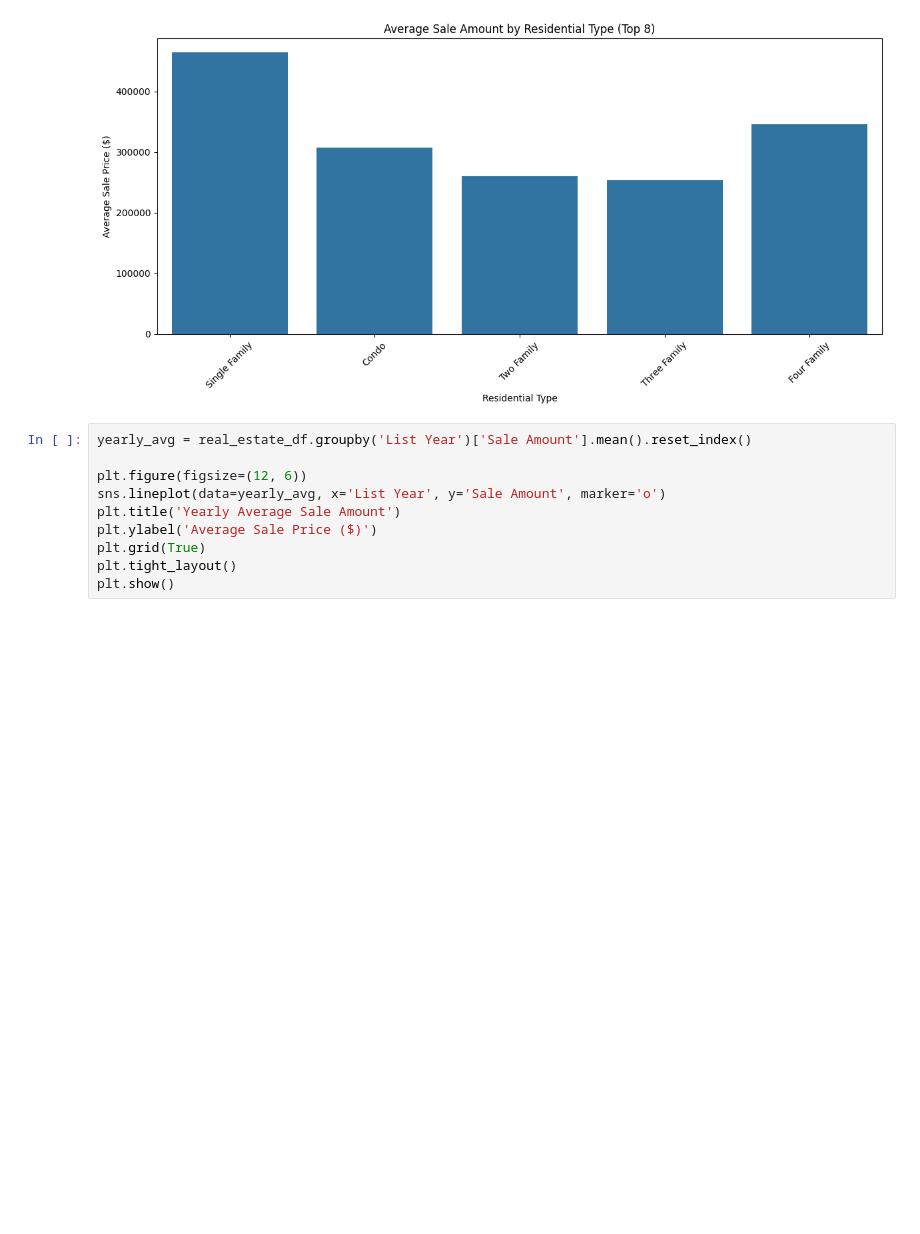
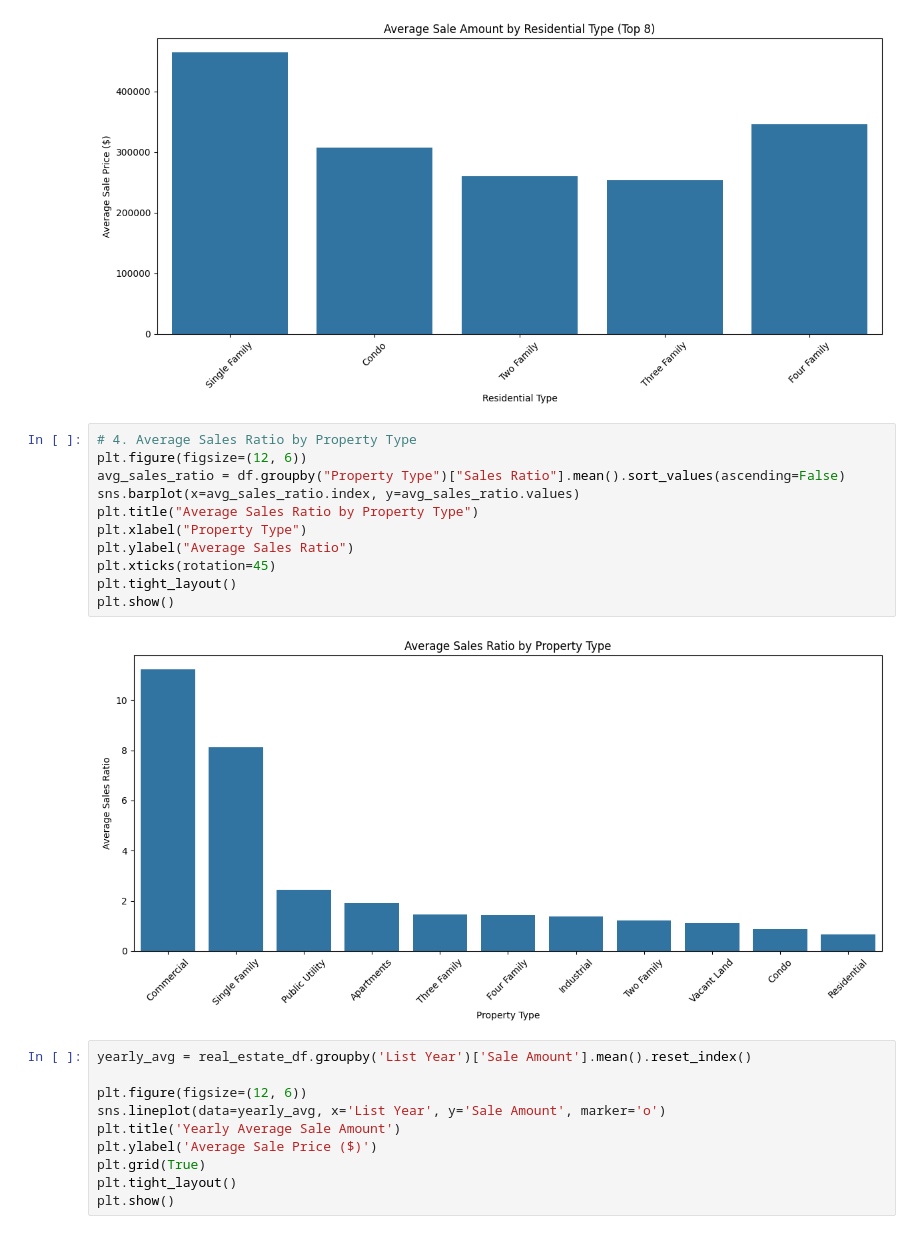
Before and after one commit to kthanikonda/DataWithPython, a Jupyter notebook: Real_Estate_Project-2.ipynb, the cells around one changed output. Saved outputs shown, nothing was run; the diff lists cells and outputs as text; blank space fills up the shorter version.

```diff
--- a/Real_Estate_Project-2.ipynb
+++ b/Real_Estate_Project-2.ipynb
@@ -615,6 +653,19 @@ The `ci` parameter is deprecated. Use `errorbar=None` for the same effect.
 
   sns.barplot(data=filtered_res, x='Residential Type', y='Sale Amount', estimator=np.mean, ci=None)
 [figure]
+# %%
+# 4. Average Sales Ratio by Property Type
+plt.figure(figsize=(12, 6))
+avg_sales_ratio = df.groupby("Property Type")["Sales Ratio"].mean().sort_values(ascending=False)
+sns.barplot(x=avg_sales_ratio.index, y=avg_sales_ratio.values)
+plt.title("Average Sales Ratio by Property Type")
+plt.xlabel("Property Type")
+plt.ylabel("Average Sales Ratio")
+plt.xticks(rotation=45)
+plt.tight_layout()
+plt.show()
+# %% [output]
+[figure, added]
 # %%
 yearly_avg = real_estate_df.groupby('List Year')['Sale Amount'].mean().reset_index()
 
```
Also changed, not shown: parts of 5 cells of this notebook.
